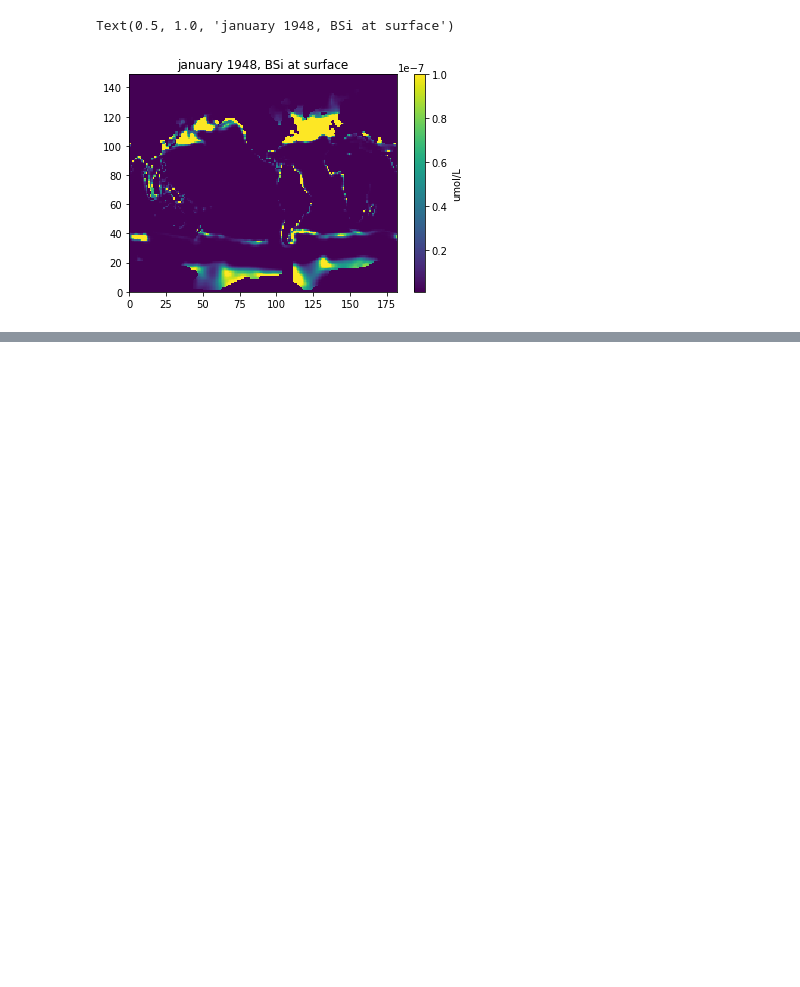
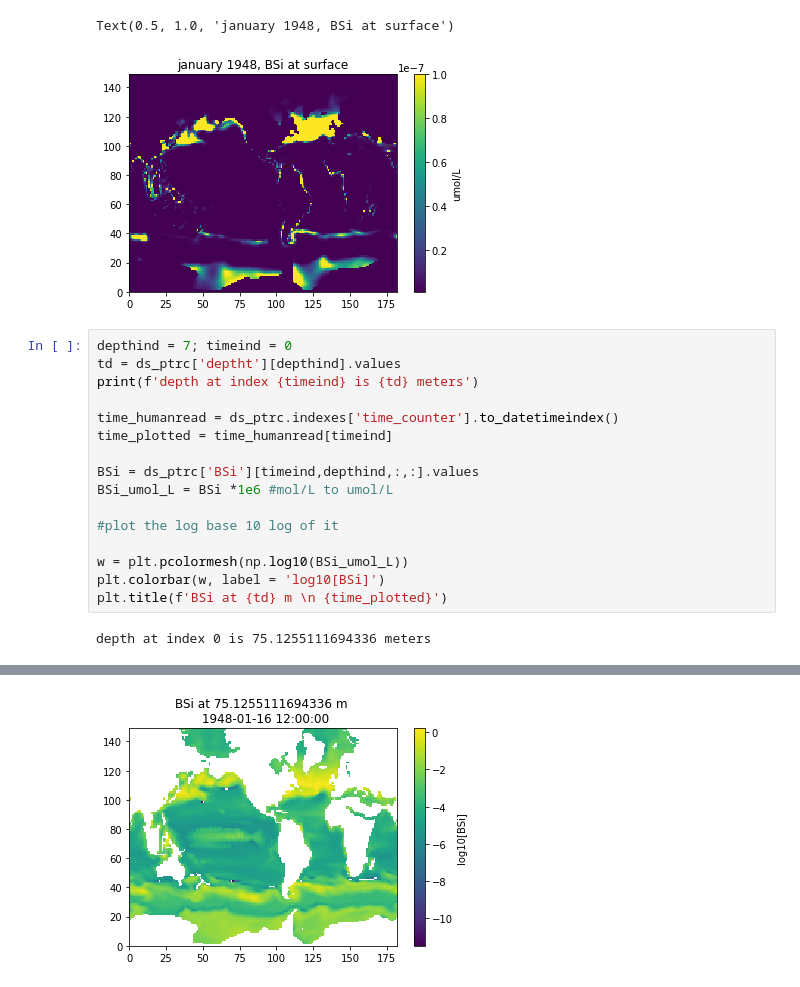
Before and after one commit to tjarnikova/TJ_JG_silica, a Jupyter notebook: Explore.ipynb, the cells around one changed output, grey strips where cells are left out. Cells and saved outputs as stored; diff of their text form; blank space fills up the shorter version.

```diff
--- a/Explore.ipynb
+++ b/Explore.ipynb
@@ -176,3 +109,21 @@ plt.title('january 1948, BSi at surface')
 # %% [output]
 Text(0.5, 1.0, 'january 1948, BSi at surface')
 [figure]
+# %%
+depthind = 7; timeind = 0
+td = ds_ptrc['deptht'][depthind].values
+print(f'depth at index {timeind} is {td} meters')
+
+time_humanread = ds_ptrc.indexes['time_counter'].to_datetimeindex()
+time_plotted = time_humanread[timeind]
+
+BSi = ds_ptrc['BSi'][timeind,depthind,:,:].values
+BSi_umol_L = BSi *1e6 #mol/L to umol/L
+
+#plot the log base 10 log of it
+
+w = plt.pcolormesh(np.log10(BSi_umol_L))
+plt.colorbar(w, label = 'log10[BSi]')
+plt.title(f'BSi at {td} m \n {time_plotted}')
+# %% [output]
+depth at index 0 is 75.1255111694336 meters
@@ -178,0 +131 @@ Text(0.5, 1.0, 'january 1948, BSi at surface')
+[figure, added]
```
Also changed, not shown: parts of 8 cells of this notebook.
